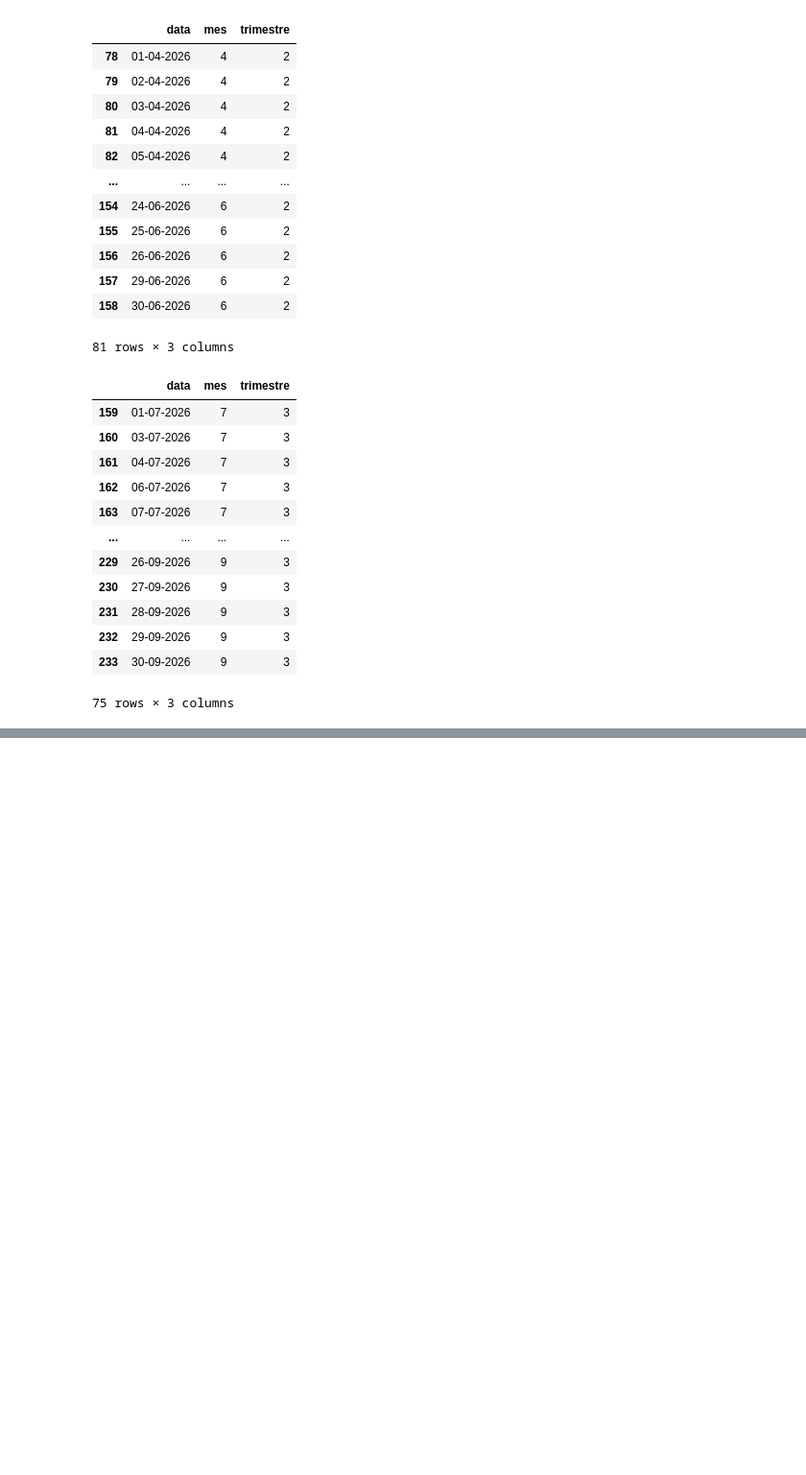
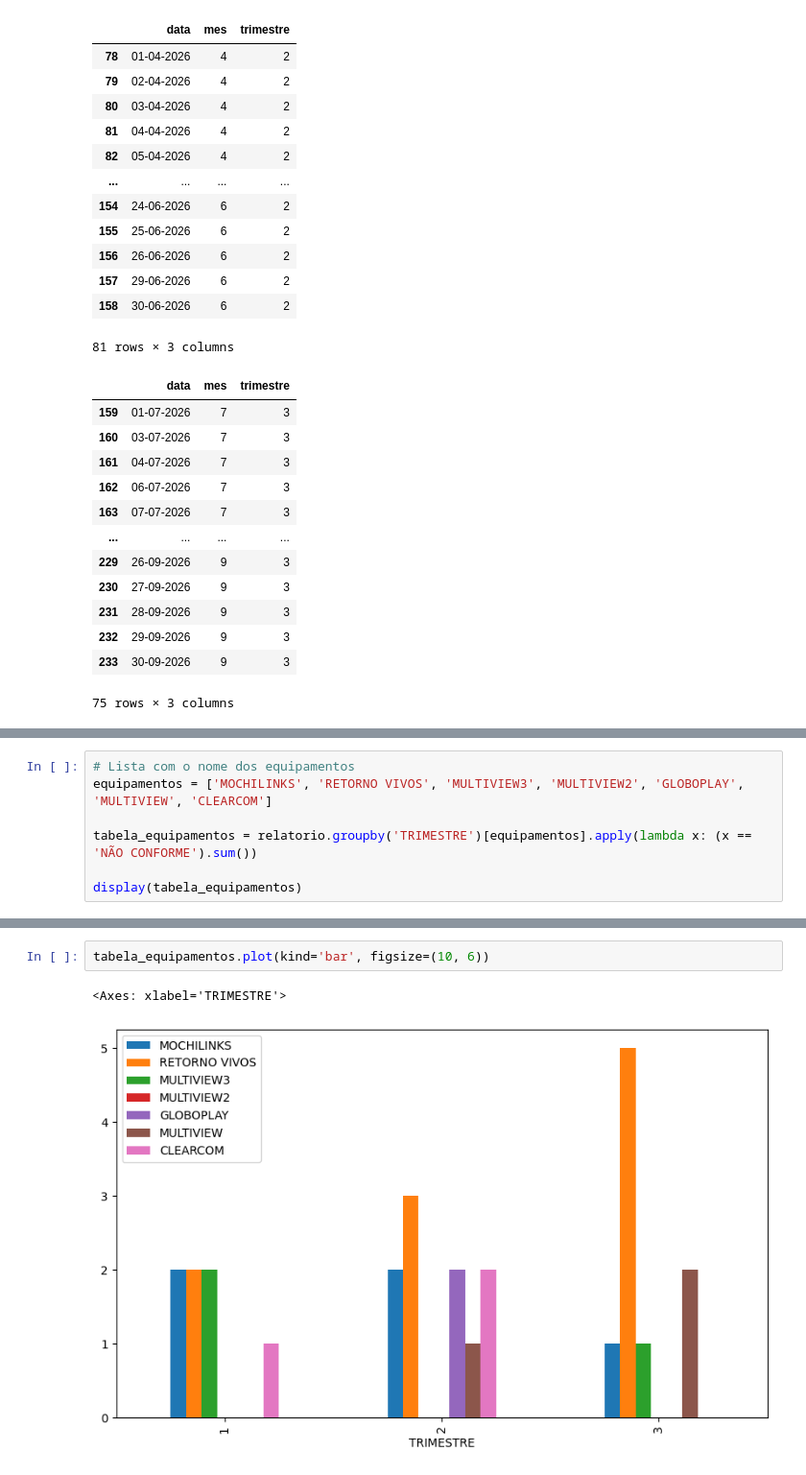
Before and after one commit to thalesboss/Topicos-bigdata-Python-com-pandas, a Jupyter notebook: etl.ipynb, the cells around one changed output, grey strips where cells are left out. Shown at 96% size. Saved outputs shown, nothing was run; the diff lists cells and outputs as text; blank space fills up the shorter version.

```diff
--- a/etl.ipynb
+++ b/etl.ipynb
@@ -114,0 +176,7 @@ display(relatorio)
+# %%
+# Lista com o nome dos equipamentos
+equipamentos = ['MOCHILINKS', 'RETORNO VIVOS', 'MULTIVIEW3', 'MULTIVIEW2', 'GLOBOPLAY', 'MULTIVIEW', 'CLEARCOM']
+
+tabela_equipamentos = relatorio.groupby('TRIMESTRE')[equipamentos].apply(lambda x: (x == 'NÃO CONFORME').sum())
+
+display(tabela_equipamentos)
@@ -114,0 +189,5 @@ display(relatorio)
+# %%
+tabela_equipamentos.plot(kind='bar', figsize=(10, 6))
+# %% [output]
+<Axes: xlabel='TRIMESTRE'>
+[figure, added]
```
Also changed, not shown: parts of 7 cells of this notebook.
